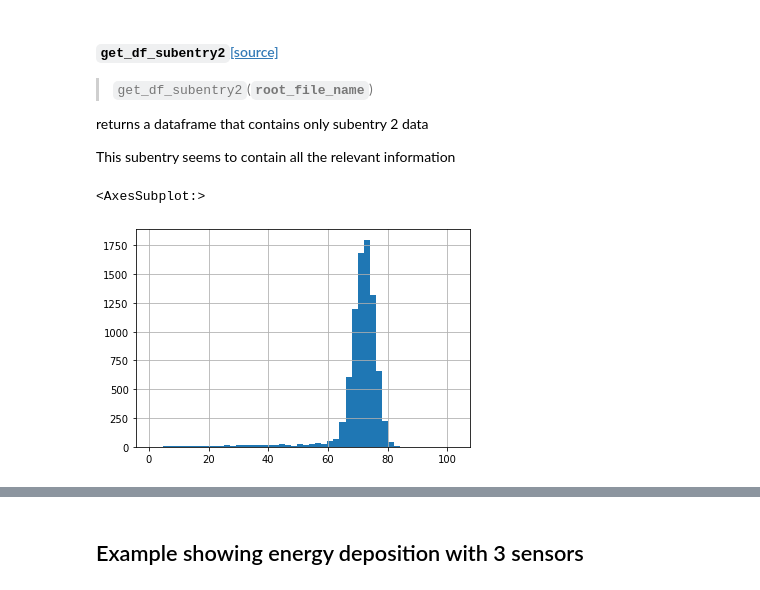
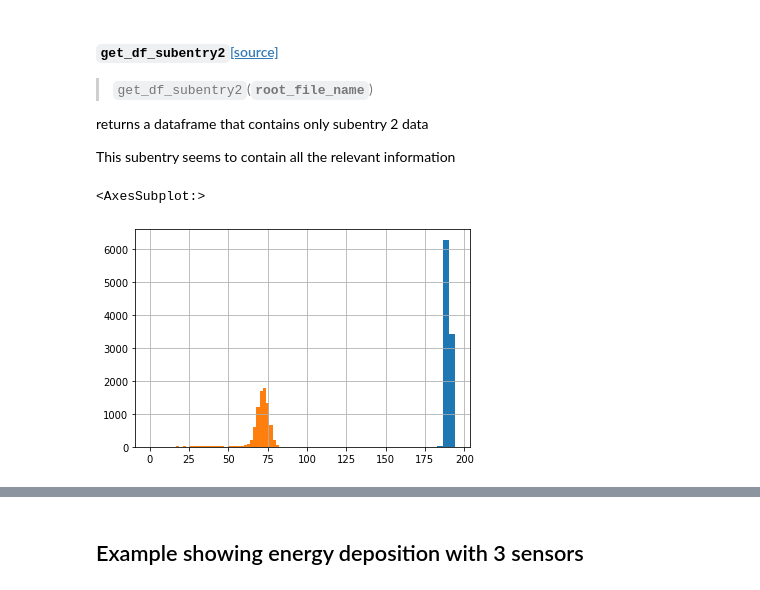
Before and after one commit to dmitryhits/ProtonBeamTherapy, a Jupyter notebook: nbs/01_analysis.ipynb, the cells around one changed output, grey strips where cells are left out. Drawn from its saved outputs; the diff is of its cells as text; code cells hidden in the pictures.

Commit message:
adds phase space dataframe extraction from tracking files

```diff
--- a/nbs/01_analysis.ipynb
+++ b/nbs/01_analysis.ipynb
@@ -124,5 +118,21 @@ Ekin_proton = ph_df[ph_df['ParticleName'] == 'proton']['Ekine']
-# %%
-Ekin_proton.hist(bins=50)
-# %% [output]
-<AxesSubplot:>
-[figure, removed]
+# %%
+#export
+def get_phasespace_df(timestamp, layer):
+    root_file = f"../results/tracker_{timestamp}_{layer}.root:PhaseSpace"
+    df = pd.DataFrame()
+    with rt.open(root_file) as tree:
+        df = ak.to_pandas(tree.arrays())
+    return  df
+# %%
+#export
+def get_Ekin(df, particle='proton'):
+    return df[df['ParticleName'] == particle]['Ekine']
+# %%
+ph0 = get_phasespace_df('2021May03_141349', 0)
+ph19 = get_phasespace_df('2021May03_141349', 19)
+# %%
+get_Ekin(ph0).hist(bins=50)
+get_Ekin(ph19).hist(bins=50)
+# %% [output]
+<AxesSubplot:>
+[figure, added]
```
Also changed, not shown: parts of 10 cells of this notebook, 6 other files.
